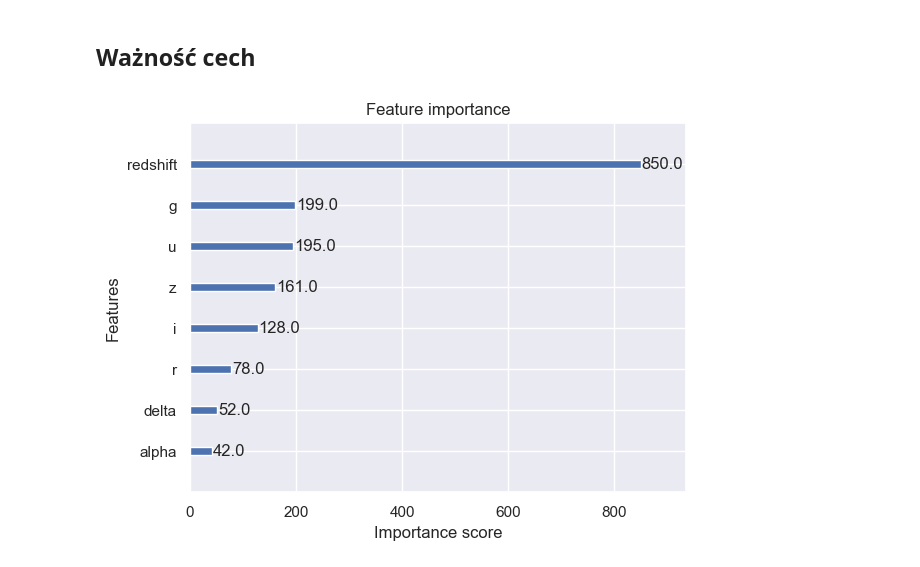
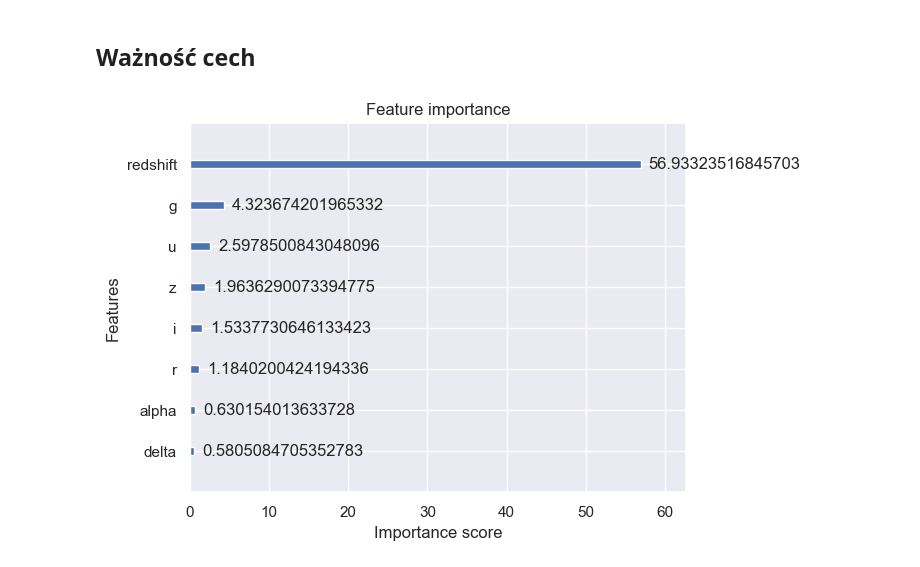
Before and after one commit to Jakarekk/Stellar-classification-xgboost, a Jupyter notebook: xgb.ipynb, the cells around one changed output. Cells and saved outputs as stored; diff of their text form; code cells hidden in the pictures.

Commit message:
feat: model evaluation

```diff
--- a/xgb.ipynb
+++ b/xgb.ipynb
@@ -297,10 +302,14 @@ val - zbiór walidacyjny
 test - zbiór testowy
 # %% [markdown]
 ## Stworzenie i trenowanie modelu
+# %%
+xgb_model = xgb.XGBClassifier()
 # %%
-model = xgb.XGBClassifier(
-    n_estimators=100,      # ile drzewek zbudować
-    max_depth=3,           # jak głębokie mogą być drzewka
-    learning_rate=0.1,     # jak szybko się uczy
-    random_state=42
-)
+param = {
+    'n_estimators': [50, 100, 150, 200, 250, 300],    # ile drzewek zbudować
+    'max_depth': [3, 4, 5, 6 ],           # jak głębokie mogą być drzewka
+    'learning_rate': [0.1, 0.2, 0.5],     # jak szybko się uczy
+    'random_state': [42]
+}
+# %%
+model = GridSearchCV(estimator= xgb_model, param_grid=param, cv=5, n_jobs=-1, verbose=2)
@@ -320,0 +343,2 @@ XGBClassifier(base_score=None, booster=None, callbacks=None,
+# %%
+best_model =model.best_estimator_
@@ -343,9 +389,8 @@ weighted avg       0.97      0.97      0.97     16800
 # %% [markdown]
 ## Ważność cech
 # %%
-
-xgb.plot_importance(model)
+xgb.plot_importance(best_model,importance_type='gain')
 
 plt.show()
 # %% [output]
-[figure, old version]
+[figure, new version]
```
Also changed, not shown: parts of 12 cells of this notebook.
